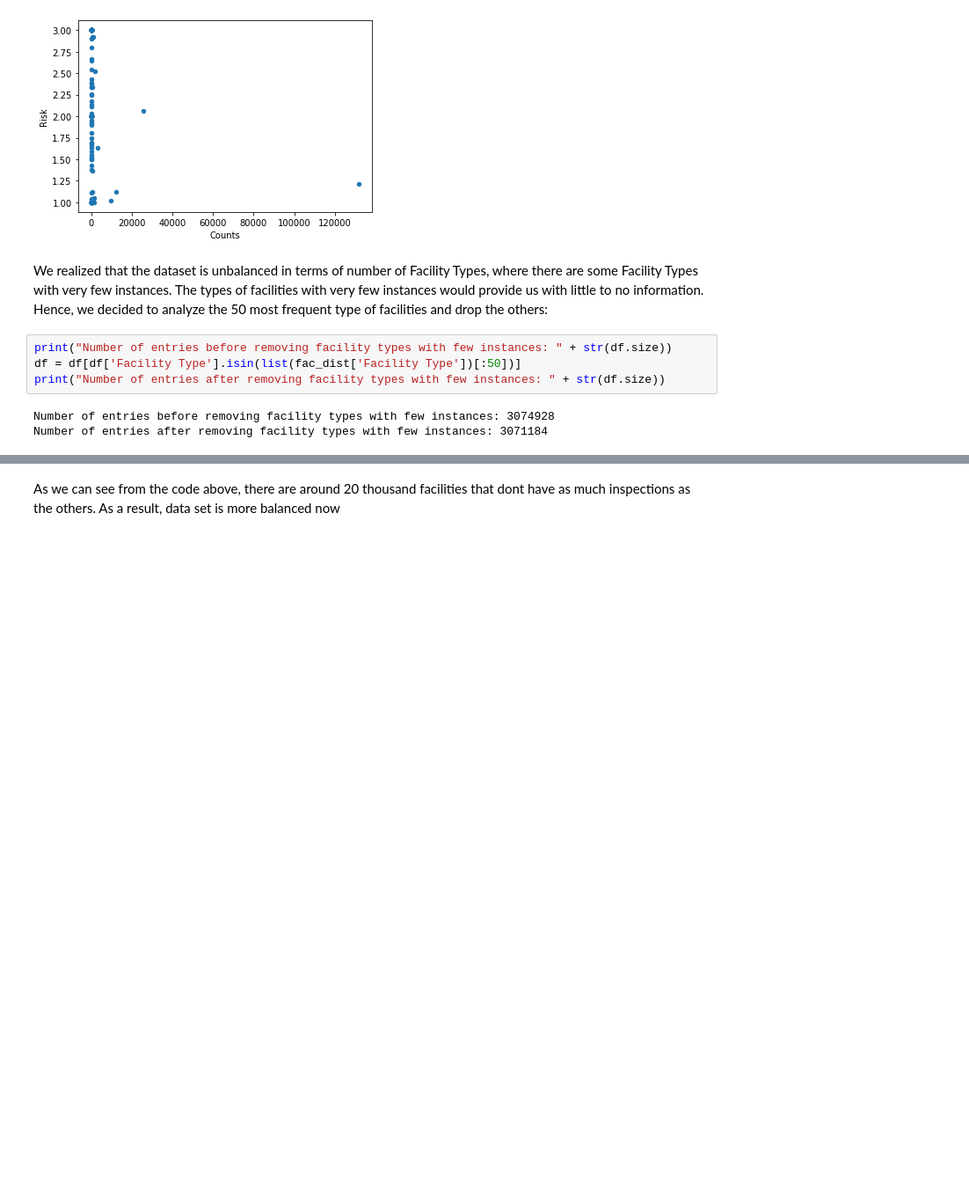
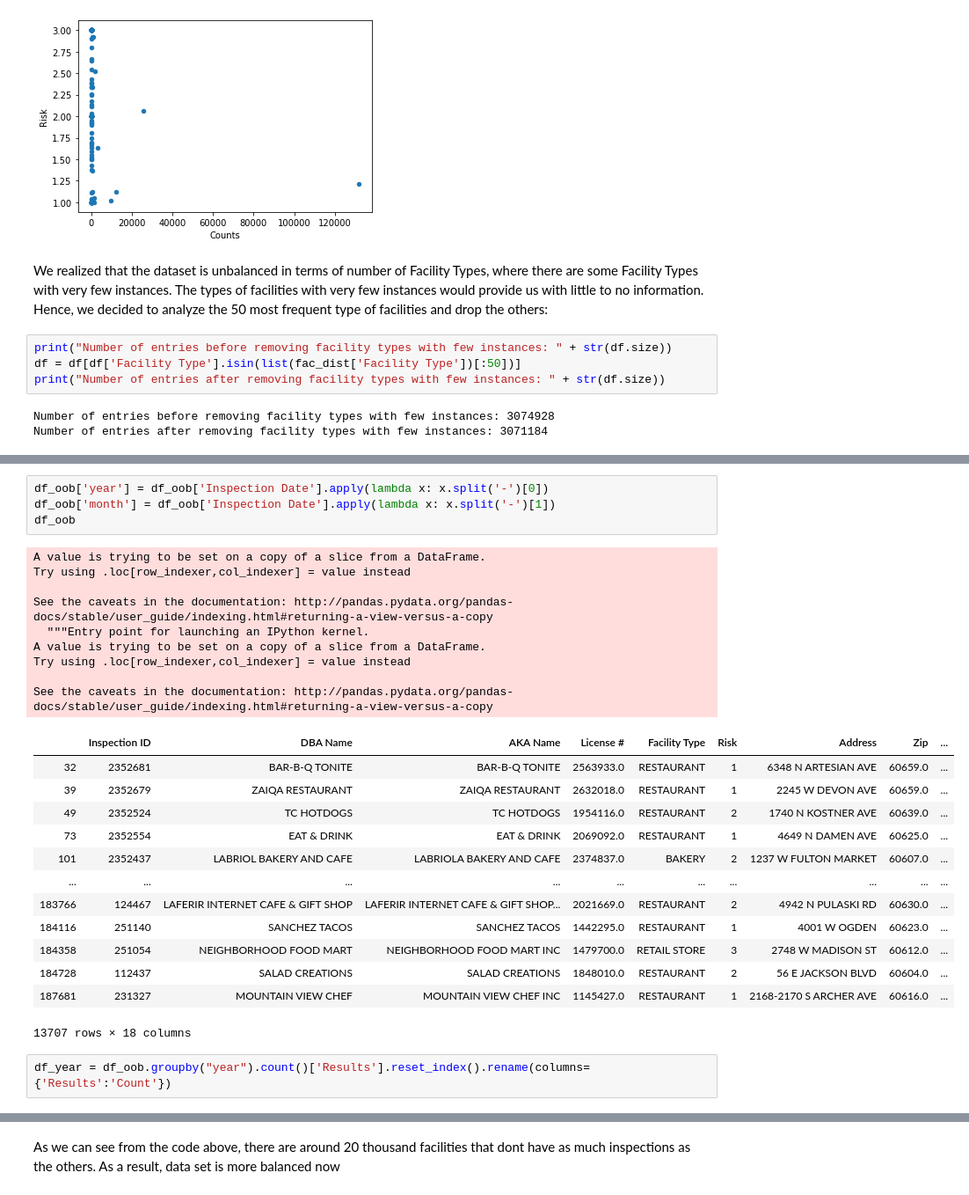
Before and after one commit to RubinDaija/epfl-ada-2019-project, a Jupyter notebook: new_project_violations.ipynb, the cells around one changed output, grey strips where cells are left out. Shown: that part at 88% size. Drawn from its saved outputs; the diff is of its cells as text; blank space fills up the shorter version.

```diff
--- a/new_project_violations.ipynb
+++ b/new_project_violations.ipynb
@@ -148,0 +170,29 @@ Number of entries after removing facility types with few instances: 3071184
+# %%
+df_oob['year'] = df_oob['Inspection Date'].apply(lambda x: x.split('-')[0])
+df_oob['month'] = df_oob['Inspection Date'].apply(lambda x: x.split('-')[1])
+df_oob
+# %% [output]
+A value is trying to be set on a copy of a slice from a DataFrame.
+Try using .loc[row_indexer,col_indexer] = value instead
+
+See the caveats in the documentation: http://pandas.pydata.org/pandas-docs/stable/user_guide/indexing.html#returning-a-view-versus-a-copy
+  """Entry point for launching an IPython kernel.
+A value is trying to be set on a copy of a slice from a DataFrame.
+Try using .loc[row_indexer,col_indexer] = value instead
+
+See the caveats in the documentation: http://pandas.pydata.org/pandas-docs/stable/user_guide/indexing.html#returning-a-view-versus-a-copy
+|  | Inspection ID | DBA Name | AKA Name | License # | Facility Type | Risk | Address | Zip | ... |
+| 32 | 2352681 | BAR-B-Q TONITE | BAR-B-Q TONITE | 2563933.0 | RESTAURANT | 1 | 6348 N ARTESIAN AVE | 60659.0 | ... |
+| 39 | 2352679 | ZAIQA RESTAURANT | ZAIQA RESTAURANT | 2632018.0 | RESTAURANT | 1 | 2245 W DEVON AVE | 60659.0 | ... |
+| 49 | 2352524 | TC HOTDOGS | TC HOTDOGS | 1954116.0 | RESTAURANT | 2 | 1740 N KOSTNER AVE | 60639.0 | ... |
+| 73 | 2352554 | EAT & DRINK | EAT & DRINK | 2069092.0 | RESTAURANT | 1 | 4649 N DAMEN AVE | 60625.0 | ... |
+| 101 | 2352437 | LABRIOL BAKERY AND CAFE | LABRIOLA BAKERY AND CAFE | 2374837.0 | BAKERY | 2 | 1237 W FULTON MARKET | 60607.0 | ... |
+| ... | ... | ... | ... | ... | ... | ... | ... | ... | ... |
+| 183766 | 124467 | LAFERIR INTERNET CAFE & GIFT SHOP | LAFERIR INTERNET CAFE & GIFT SHOP... | 2021669.0 | RESTAURANT | 2 | 4942 N PULASKI RD | 60630.0 | ... |
+| 184116 | 251140 | SANCHEZ TACOS | SANCHEZ TACOS | 1442295.0 | RESTAURANT | 1 | 4001 W OGDEN | 60623.0 | ... |
+| 184358 | 251054 | NEIGHBORHOOD FOOD MART | NEIGHBORHOOD FOOD MART INC | 1479700.0 | RETAIL STORE | 3 | 2748 W MADISON ST | 60612.0 | ... |
+| 184728 | 112437 | SALAD CREATIONS | SALAD CREATIONS | 1848010.0 | RESTAURANT | 2 | 56 E JACKSON BLVD | 60604.0 | ... |
+| 187681 | 231327 | MOUNTAIN VIEW CHEF | MOUNTAIN VIEW CHEF INC | 1145427.0 | RESTAURANT | 1 | 2168-2170 S ARCHER AVE | 60616.0 | ... |
+13707 rows × 18 columns
+# %%
+df_year = df_oob.groupby("year").count()['Results'].reset_index().rename(columns={'Results':'Count'})
```
Also changed, not shown: parts of 21 cells of this notebook.
